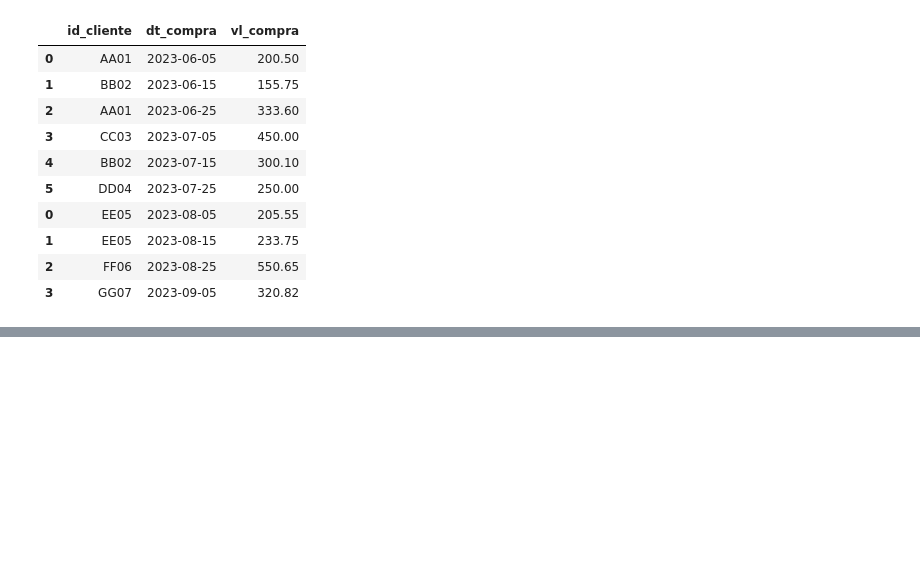
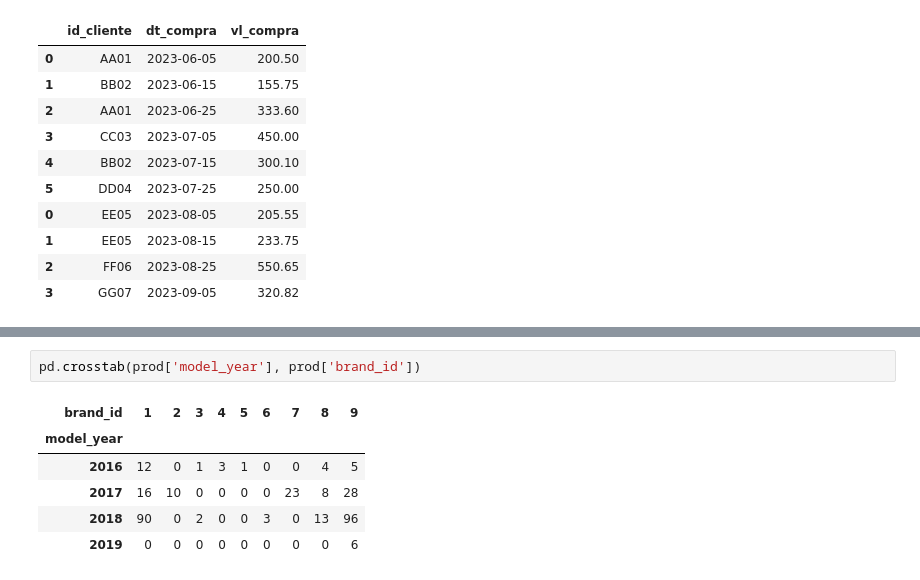
Before and after one commit to joaoholandaa/pandas, a Jupyter notebook: notebooks/part2.ipynb, the cells around one changed output, grey strips where cells are left out. Drawn from its saved outputs; the diff is of its cells as text; blank space fills up the shorter version.

```diff
--- a/notebooks/part2.ipynb
+++ b/notebooks/part2.ipynb
@@ -338,0 +610,9 @@ df_concat
+# %%
+pd.crosstab(prod['model_year'], prod['brand_id'])
+# %% [output]
+| brand_id | 1 | 2 | 3 | 4 | 5 | 6 | 7 | 8 | 9 |
+| model_year |  |  |  |  |  |  |  |  |  |
+| 2016 | 12 | 0 | 1 | 3 | 1 | 0 | 0 | 4 | 5 |
+| 2017 | 16 | 10 | 0 | 0 | 0 | 0 | 23 | 8 | 28 |
+| 2018 | 90 | 0 | 2 | 0 | 0 | 3 | 0 | 13 | 96 |
+| 2019 | 0 | 0 | 0 | 0 | 0 | 0 | 0 | 0 | 6 |
```
Also changed, not shown: parts of 40 cells of this notebook.
